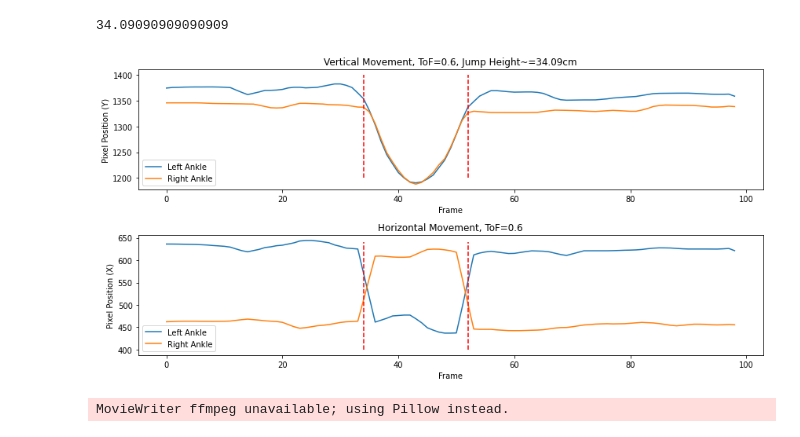
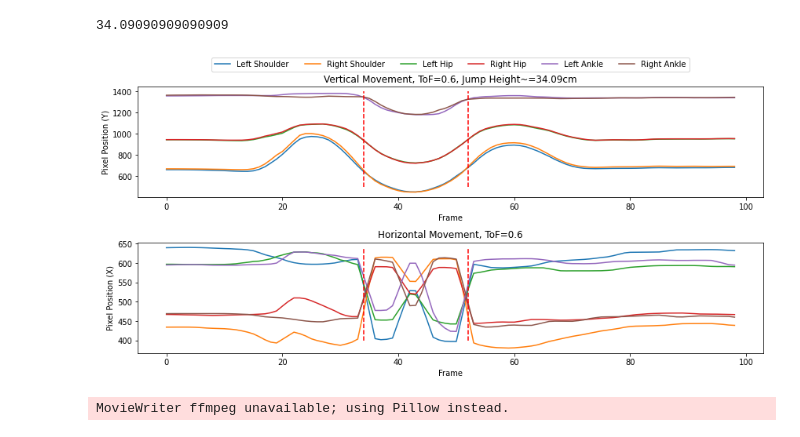
Before and after one commit to leekichang/gym-analytics, a Jupyter notebook: yolo.ipynb, the cells around one changed output. Cells and saved outputs as stored; diff of their text form; code cells hidden in the pictures.

```diff
--- a/yolo.ipynb
+++ b/yolo.ipynb
@@ -12,10 +12,11 @@ plt.figure(figsize=(8, 8))
 plt.subplot(1, 2, 1)
 plt.imshow(img)
 plt.axis("off")
-model = YOLO("yolo11n-pose.pt")
+model = YOLO("yolov8n-pose.pt")
 x = torch.from_numpy(img).float().permute(2, 0, 1) / 255.0
 x = x.unsqueeze(0)
 o = model(x)  # dry run
+print(len(o))
 bbox = o[0].boxes.data[o[0].boxes.conf > 0.75]
 for b in bbox:
     x1, y1, x2, y2 = b[:4]
@@ -67,13 +70,14 @@ key2label = {v:k for k, v in label2key.items()}
 img = cv2.imread("./img.png")
 img = cv2.cvtColor(img, cv2.COLOR_BGR2RGB)
 img = cv2.resize(img, (32*14, 640))
+print(len(o))
 print(o[0].keypoints.data.shape)
 x,y,c = o[0].keypoints.data[0].permute(1,0)
 plt.figure(figsize=(8, 8))
 for i in range(num_keypoints):
     x, y, c = keypoints[i]
     x, y = int(x), int(y)
-    if c < 0.5:
+    if c < 0.1:
         pass
     else:
         cv2.putText(img, label2key[i], (x, y), cv2.FONT_HERSHEY_SIMPLEX, 0.5, (0, 0, 255), 1, cv2.LINE_AA)
@@ -158,42 +163,42 @@ def moving_average(data, window_size=3):
 kernel_size = 5
 plt.figure(figsize=(12, 6))
 
-for keypoint_idx in range(15,17):  # 17개의 키포인트
+for keypoint_idx in [5,6,11,12,15,16]: #range(15,17):  # 17개의 키포인트
     keypoints_array = np.array(keypoint_trace[keypoint_idx])  # (frames, 2)
     x_vals = keypoints_array[:, 0]  # 수평 움직임
     y_vals = keypoints_array[:, 1]  # 수직 움직임
 
     # Median filter 적용
     x_vals_smooth = moving_average(medfilt(x_vals, kernel_size))
     y_vals_smooth = moving_average(medfilt(y_vals, kernel_size))
 
     # 수직 움직임 (y 좌표)
     plt.subplot(2, 1, 1)
     plt.plot(range(len(y_vals_smooth)), y_vals_smooth, label=f"{label2key[keypoint_idx]}")
 
     # 수평 움직임 (x 좌표)
     plt.subplot(2, 1, 2)
     plt.plot(range(len(x_vals_smooth)), x_vals_smooth, label=f"{label2key[keypoint_idx]}")
 
 # 그래프 설정
 plt.subplot(2, 1, 1)
 plt.title(f"Vertical Movement, ToF={(52-34)*(1/30)}, Jump Height~={(150/770)*175:.2f}cm")
 plt.xlabel("Frame")
 plt.ylabel("Pixel Position (Y)")
-plt.legend()
-plt.vlines(x=[34, 52], ymin=1200, ymax=1400, colors='r', linestyles='dashed')
+plt.legend(loc="upper center", bbox_to_anchor=(0.5, 1.3), ncol=6)
+plt.vlines(x=[34, 52], ymin=500, ymax=1400, colors='r', linestyles='dashed')
 
 plt.subplot(2, 1, 2)
 plt.title(f"Horizontal Movement, ToF={(52-34)*(1/30)}")
 plt.xlabel("Frame")
 plt.ylabel("Pixel Position (X)")
-plt.legend()
+# plt.legend()
 plt.vlines(x=[34, 52], ymin=400, ymax=640, colors='r', linestyles='dashed')
 
 plt.tight_layout()
 plt.show()
 # %% [output]
-[figure, old version]
+[figure, new version]
 # %%
 import cv2
 import numpy as np
```
Also changed, not shown: parts of 11 cells of this notebook.
